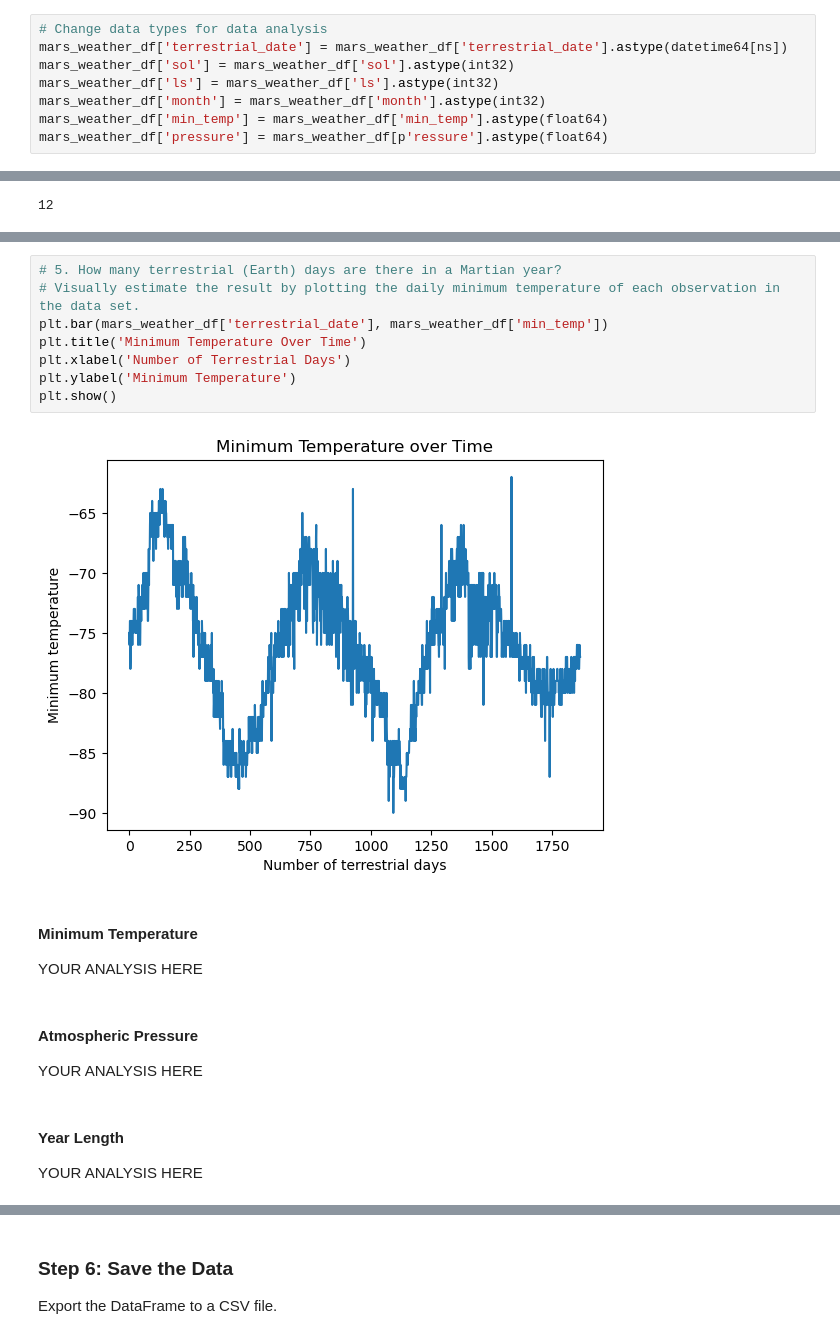
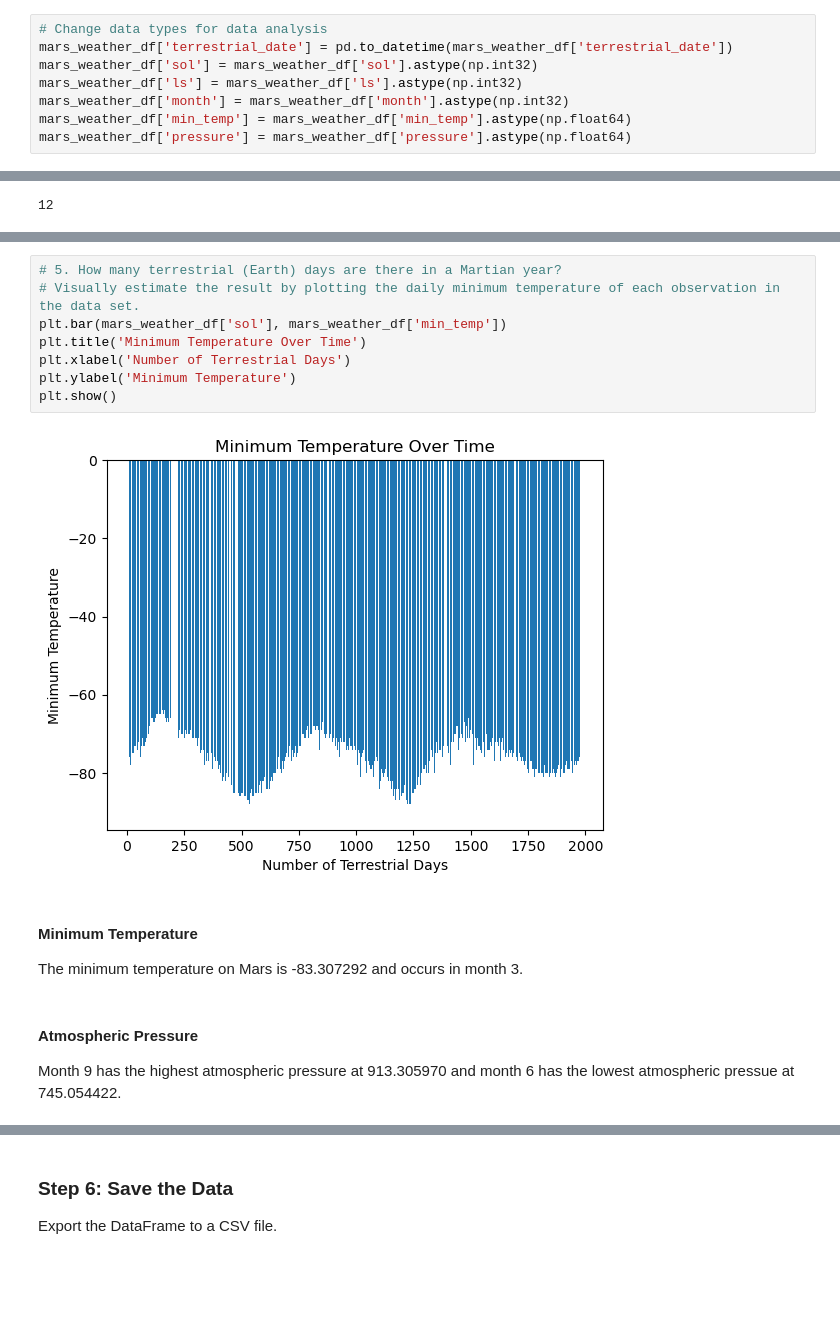
Before and after one commit to henry-lemen/data-collection-challenge, a Jupyter notebook: part_2_mars_weather.ipynb, the cells around one changed output, grey strips where cells are left out. Cells and saved outputs as stored; diff of their text form; blank space fills up the shorter version.

```diff
--- a/part_2_mars_weather.ipynb
+++ b/part_2_mars_weather.ipynb
@@ -92,11 +94,11 @@ pressure            object
 dtype: object
 # %%
 # Change data types for data analysis
-mars_weather_df['terrestrial_date'] = mars_weather_df['terrestrial_date'].astype(datetime64[ns])
-mars_weather_df['sol'] = mars_weather_df['sol'].astype(int32)
-mars_weather_df['ls'] = mars_weather_df['ls'].astype(int32)
-mars_weather_df['month'] = mars_weather_df['month'].astype(int32)
-mars_weather_df['min_temp'] = mars_weather_df['min_temp'].astype(float64)
-mars_weather_df['pressure'] = mars_weather_df[p'ressure'].astype(float64)
+mars_weather_df['terrestrial_date'] = pd.to_datetime(mars_weather_df['terrestrial_date'])
+mars_weather_df['sol'] = mars_weather_df['sol'].astype(np.int32)
+mars_weather_df['ls'] = mars_weather_df['ls'].astype(np.int32)
+mars_weather_df['month'] = mars_weather_df['month'].astype(np.int32)
+mars_weather_df['min_temp'] = mars_weather_df['min_temp'].astype(np.float64)
+mars_weather_df['pressure'] = mars_weather_df['pressure'].astype(np.float64)
 # %%
 # Confirm type changes were successful by examining data types again
@@ -227,22 +221,18 @@ plt.show()
 # %%
 # 5. How many terrestrial (Earth) days are there in a Martian year?
 # Visually estimate the result by plotting the daily minimum temperature of each observation in the data set.
-plt.bar(mars_weather_df['terrestrial_date'], mars_weather_df['min_temp'])
+plt.bar(mars_weather_df['sol'], mars_weather_df['min_temp'])
 plt.title('Minimum Temperature Over Time')
 plt.xlabel('Number of Terrestrial Days')
 plt.ylabel('Minimum Temperature')
 plt.show()
 # %% [output]
-[figure, old version]
+[figure, new version]
-# %% [markdown]
-#### Minimum Temperature
-
-YOUR ANALYSIS HERE
-# %% [markdown]
-#### Atmospheric Pressure
-
-YOUR ANALYSIS HERE
-# %% [markdown]
-#### Year Length
-
-YOUR ANALYSIS HERE
+# %% [markdown]
+#### Minimum Temperature
+
+The minimum temperature on Mars is -83.307292 and occurs in month 3.
+# %% [markdown]
+#### Atmospheric Pressure
+
+Month 9 has the highest atmospheric pressure at 913.305970 and month 6 has the lowest atmospheric pressue at 745.054422.
```
Also changed, not shown: parts of 14 cells of this notebook, 2 other files.
